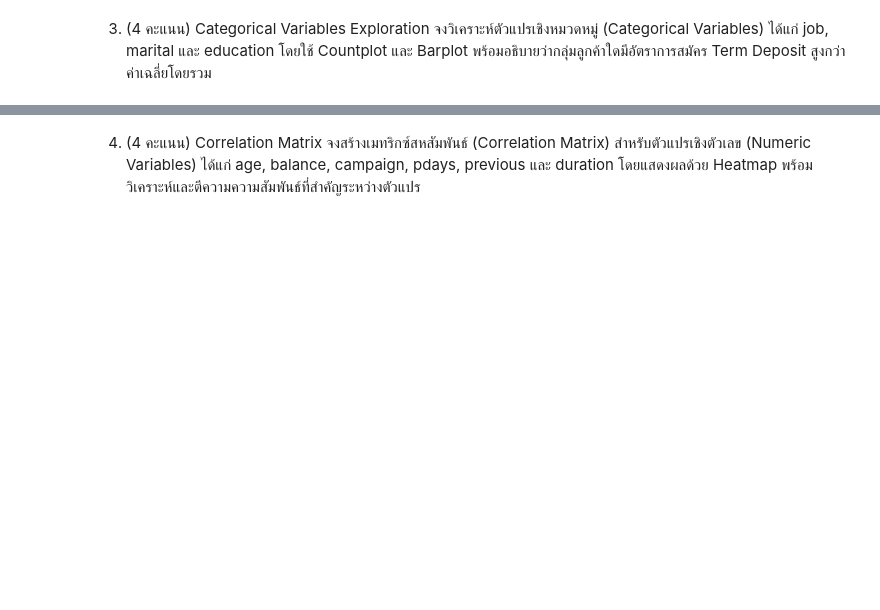
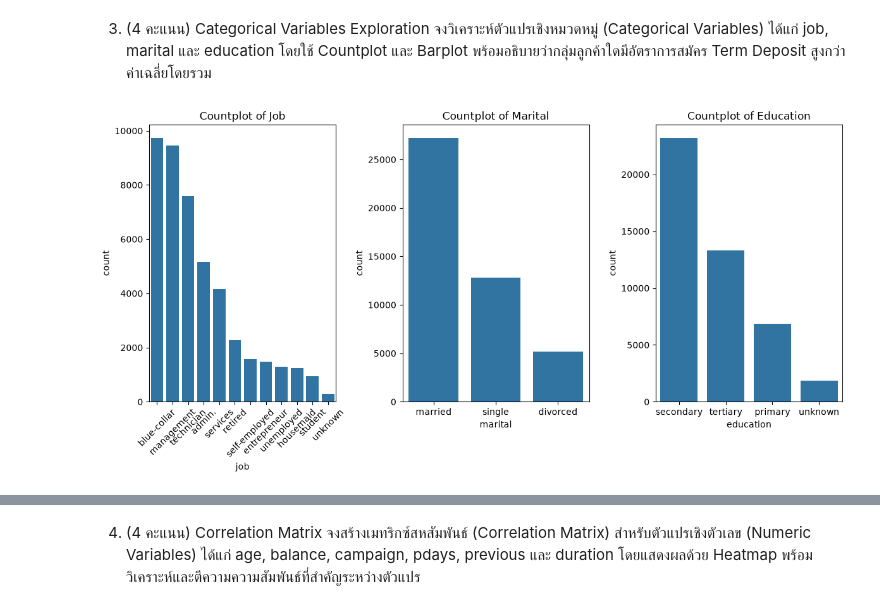
Before and after one commit to TKishioru/DPU.DT, a Jupyter notebook: DT514 วิทยาการข้อมูลและการวิเคราะห์ข้อมูลขนาดใหญ่/Midterm/anwser.ipynb, the cells around one changed output, grey strips where cells are left out. Saved outputs shown, nothing was run; the diff lists cells and outputs as text; code cells hidden in the pictures; blank space fills up the shorter version.

```diff
--- a/DT514 วิทยาการข้อมูลและการวิเคราะห์ข้อมูลขนาดใหญ่/Midterm/anwser.ipynb
+++ b/DT514 วิทยาการข้อมูลและการวิเคราะห์ข้อมูลขนาดใหญ่/Midterm/anwser.ipynb
@@ -9,3 +111,20 @@
 # %% [markdown]
 3. (4 คะแนน) Categorical Variables Exploration
 จงวิเคราะห์ตัวแปรเชิงหมวดหมู่ (Categorical Variables) ได้แก่ job, marital และ education โดยใช้ Countplot และ Barplot พร้อมอธิบายว่ากลุ่มลูกค้าใดมีอัตราการสมัคร Term Deposit สูงกว่าค่าเฉลี่ยโดยรวม
+# %%
+# create countplot of job, marital and education
+plt.figure(figsize=(12, 6))
+plt.subplot(1, 3, 1)
+sns.countplot(data=data_full, x='job', order=data_full['job'].value_counts().index)
+plt.title('Countplot of Job')
+plt.xticks(rotation=45)
+plt.subplot(1, 3, 2)
+sns.countplot(data=data_full, x='marital', order=data_full['marital'].value_counts().index)
+plt.title('Countplot of Marital')
+plt.subplot(1, 3, 3)
+sns.countplot(data=data_full, x='education', order=data_full['education'].value_counts().index)
+plt.title('Countplot of Education')
+plt.tight_layout()
+plt.show()
+# %% [output]
+[figure, added]
```
Also changed, not shown: parts of 29 cells of this notebook, 13 other files.
